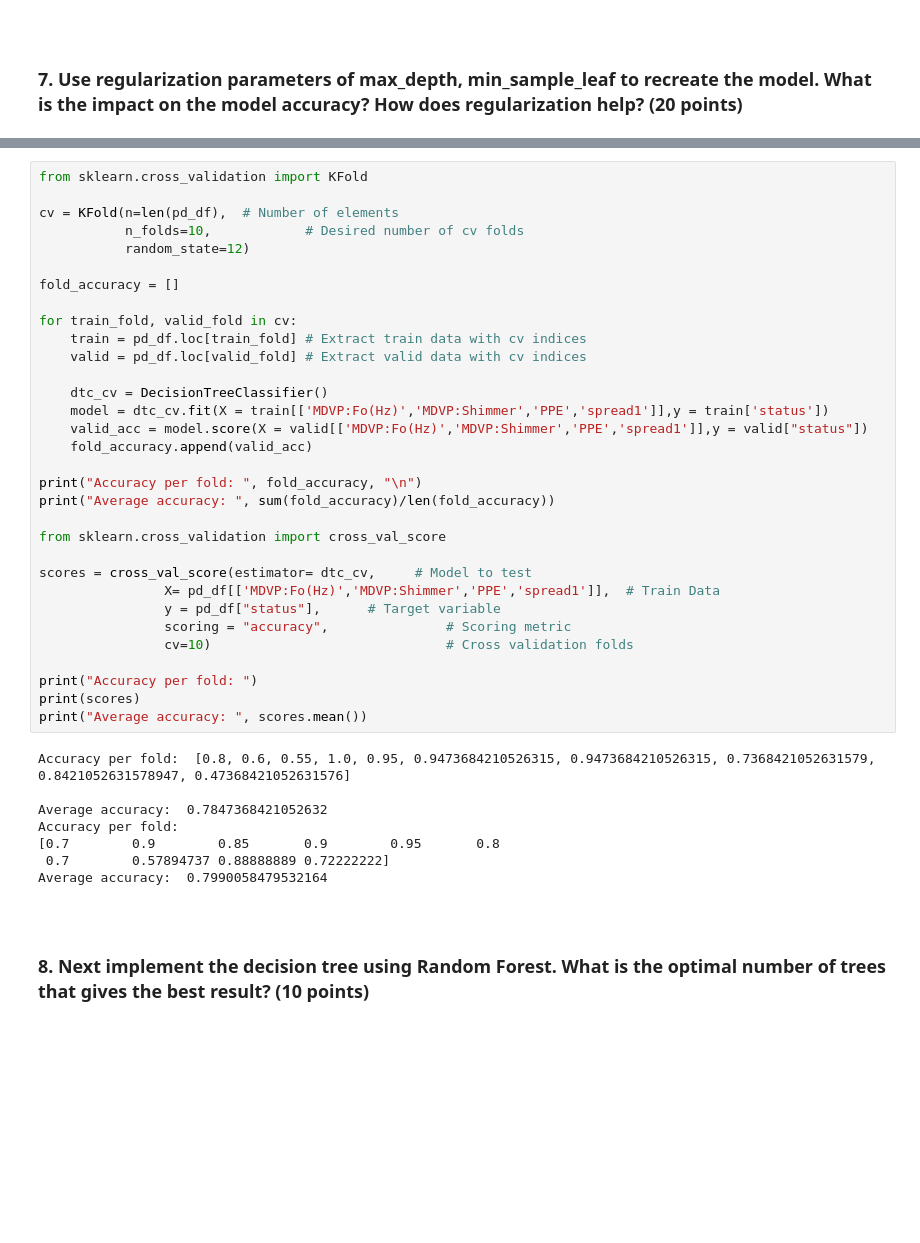
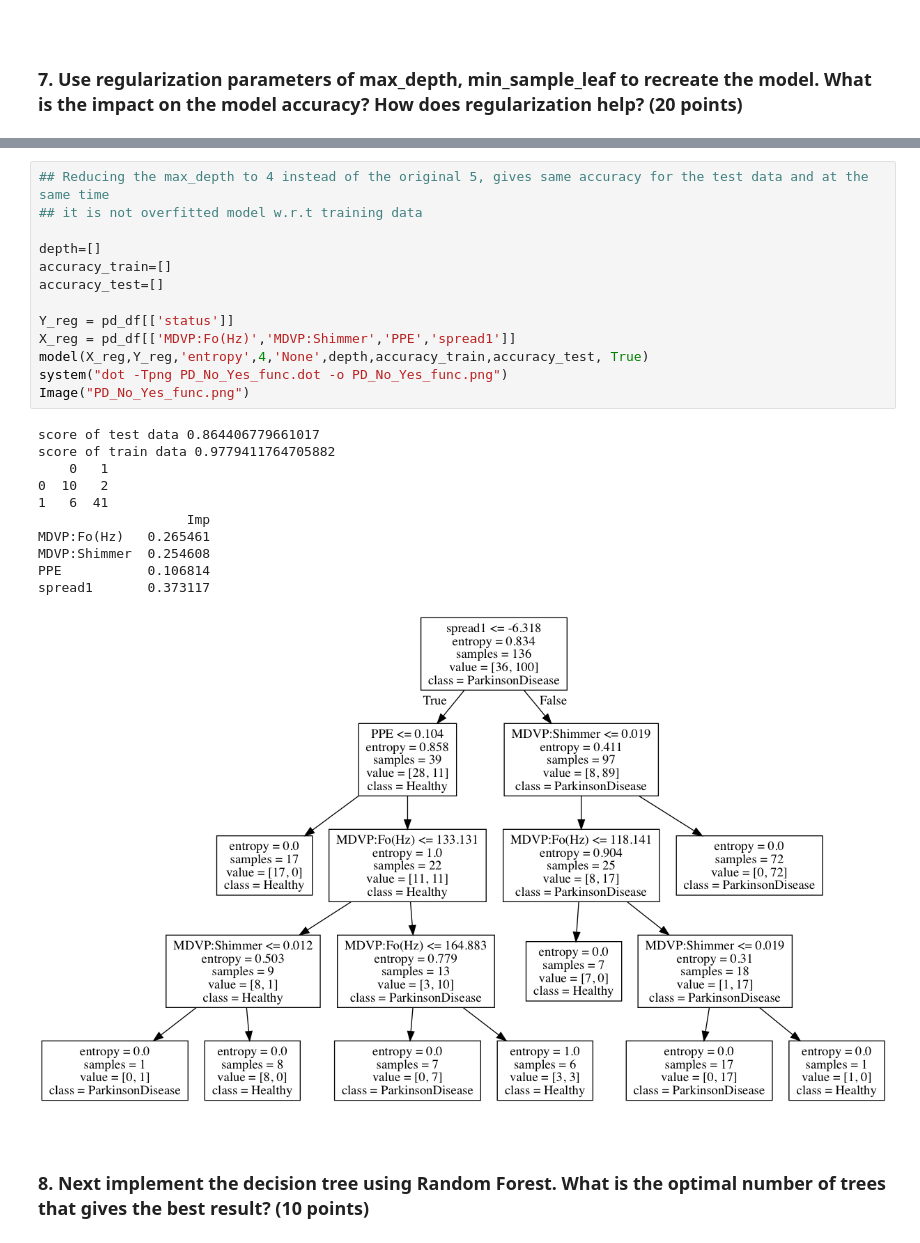
Before and after one commit to GreatLearningAIML1/chennai-aug-batch-senthilvelavan, a Jupyter notebook: EnsembleTechniques-R3-Project1/EnsembleTechniques_R3_Project1_Parkinson’s Disease.ipynb, the cells around one changed output, grey strips where cells are left out. Drawn from its saved outputs; the diff is of its cells as text; blank space fills up the shorter version.

```diff
--- a/EnsembleTechniques-R3-Project1/EnsembleTechniques_R3_Project1_Parkinson’s Disease.ipynb
+++ b/EnsembleTechniques-R3-Project1/EnsembleTechniques_R3_Project1_Parkinson’s Disease.ipynb
@@ -587,43 +574,28 @@ spread1       0.406287
-# %%
-from sklearn.cross_validation import KFold
-
-cv = KFold(n=len(pd_df),  # Number of elements
-           n_folds=10,            # Desired number of cv folds
-           random_state=12)
-
-fold_accuracy = []
-
-for train_fold, valid_fold in cv:
-    train = pd_df.loc[train_fold] # Extract train data with cv indices
-    valid = pd_df.loc[valid_fold] # Extract valid data with cv indices
-
-    dtc_cv = DecisionTreeClassifier()
-    model = dtc_cv.fit(X = train[['MDVP:Fo(Hz)','MDVP:Shimmer','PPE','spread1']],y = train['status'])
-    valid_acc = model.score(X = valid[['MDVP:Fo(Hz)','MDVP:Shimmer','PPE','spread1']],y = valid["status"])
-    fold_accuracy.append(valid_acc)
-
-print("Accuracy per fold: ", fold_accuracy, "\n")
-print("Average accuracy: ", sum(fold_accuracy)/len(fold_accuracy))
-
-from sklearn.cross_validation import cross_val_score
-
-scores = cross_val_score(estimator= dtc_cv,     # Model to test
-                X= pd_df[['MDVP:Fo(Hz)','MDVP:Shimmer','PPE','spread1']],  # Train Data
-                y = pd_df["status"],      # Target variable
-                scoring = "accuracy",               # Scoring metric
-                cv=10)                              # Cross validation folds
-
-print("Accuracy per fold: ")
-print(scores)
-print("Average accuracy: ", scores.mean())
-# %% [output]
-Accuracy per fold:  [0.8, 0.6, 0.55, 1.0, 0.95, 0.9473684210526315, 0.9473684210526315, 0.7368421052631579, 0.8421052631578947, 0.47368421052631576]
-
-Average accuracy:  0.7847368421052632
-Accuracy per fold:
-[0.7        0.9        0.85       0.9        0.95       0.8
- 0.7        0.57894737 0.88888889 0.72222222]
-Average accuracy:  0.7990058479532164
+# %%
+## Reducing the max_depth to 4 instead of the original 5, gives same accuracy for the test data and at the same time
+## it is not overfitted model w.r.t training data
+
+depth=[]
+accuracy_train=[]
+accuracy_test=[]
+
+Y_reg = pd_df[['status']]
+X_reg = pd_df[['MDVP:Fo(Hz)','MDVP:Shimmer','PPE','spread1']]
+model(X_reg,Y_reg,'entropy',4,'None',depth,accuracy_train,accuracy_test, True)
+system("dot -Tpng PD_No_Yes_func.dot -o PD_No_Yes_func.png")
+Image("PD_No_Yes_func.png")
+# %% [output]
+score of test data 0.864406779661017
+score of train data 0.9779411764705882
+    0   1
+0  10   2
+1   6  41
+                   Imp
+MDVP:Fo(Hz)   0.265461
+MDVP:Shimmer  0.254608
+PPE           0.106814
+spread1       0.373117
+[figure, added]
 # %% [markdown]
 <h3>
 <br>
```
Also changed, not shown: parts of 5 cells of this notebook.
